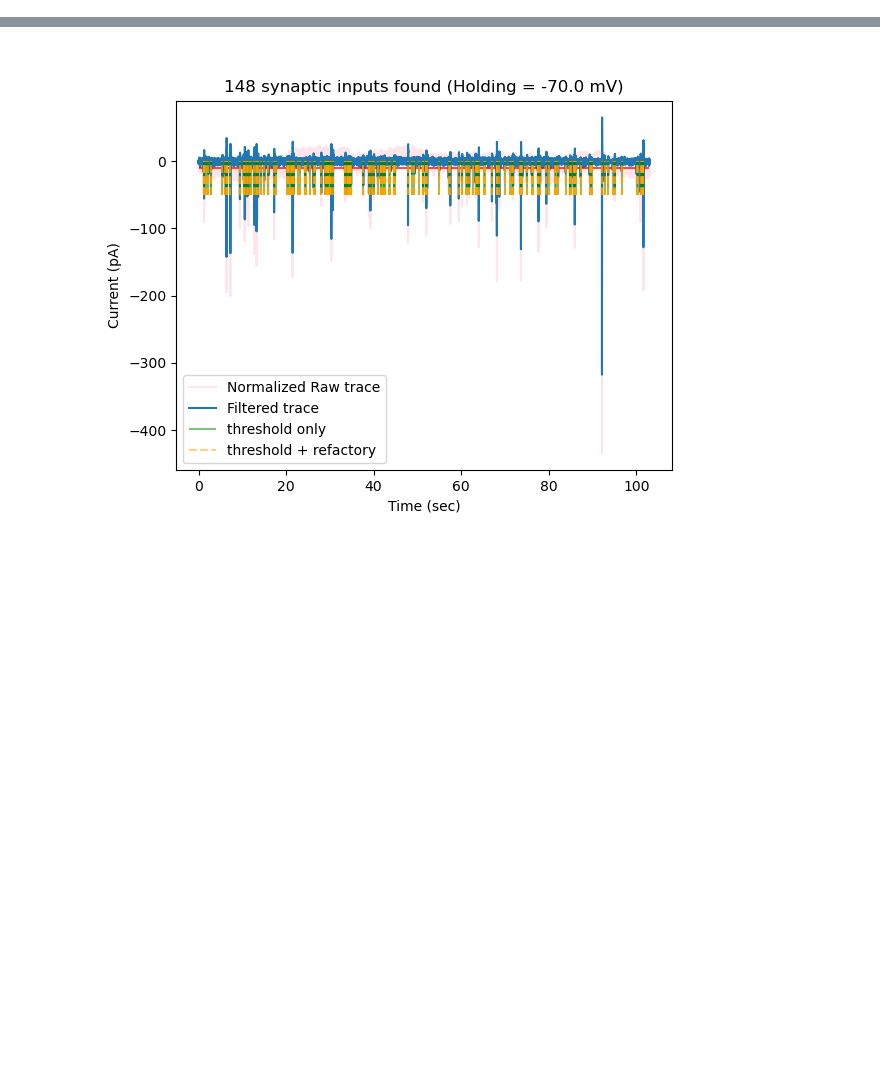
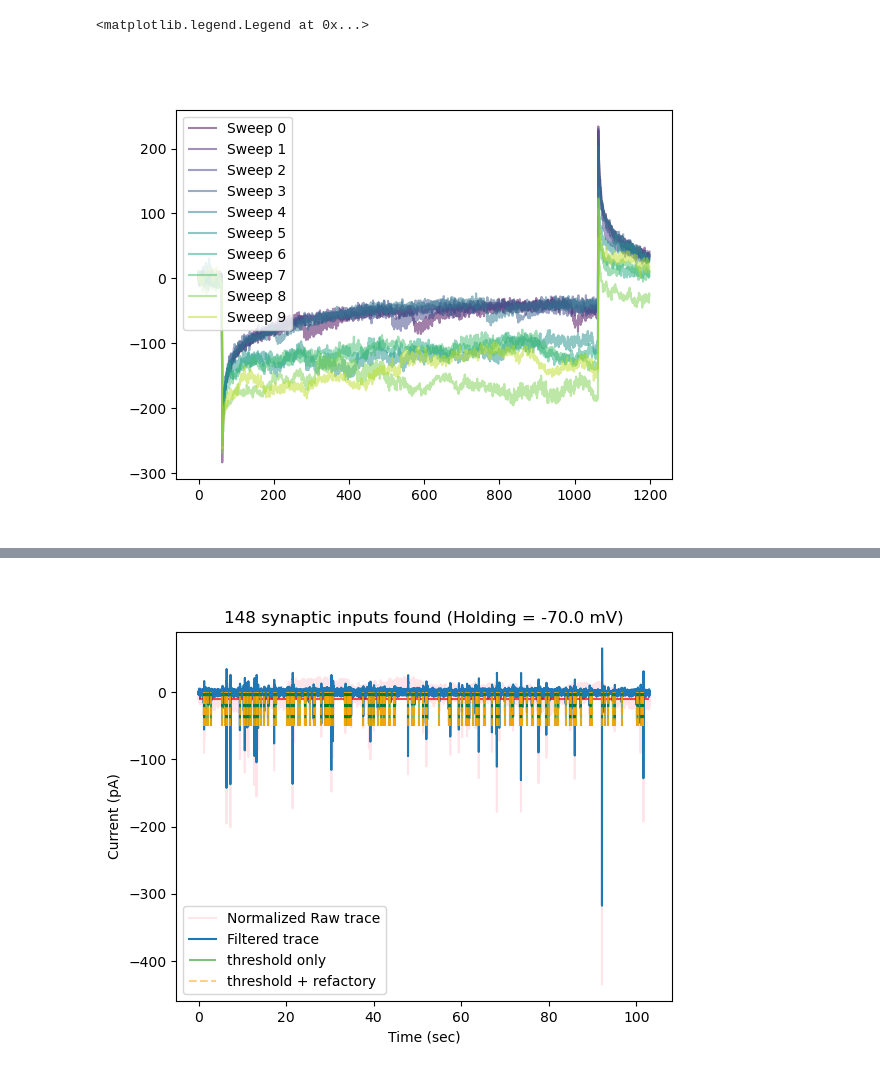
Before and after one commit to afmontarras/CSHL, a Jupyter notebook: Synaptic_current-FELIX.ipynb, the cells around one changed output, grey strips where cells are left out. Drawn from its saved outputs; the diff is of its cells as text; code cells hidden in the pictures; blank space fills up the shorter version.

```diff
--- a/Synaptic_current-FELIX.ipynb
+++ b/Synaptic_current-FELIX.ipynb
@@ -88,0 +100,13 @@ v*10
+# %%
+f = Glu_files[0]
+swps, swp_time, sr = get_sweeps(f)
+seal_test = swp_window(swps,0.4,0.52,sr,channel=0)
+cmap = mp.colormaps['viridis']
+fig,ax = plt.subplots()
+for i,test in enumerate(seal_test):
+    color = cmap(i/len(seal_test))[:-1]
+    ax.plot(test - np.mean(test[:10]),alpha=0.5,color=color,label = f'Sweep {i}')
+ax.legend()
+# %% [output]
+<matplotlib.legend.Legend at 0x...>
+[figure, added]
```
Also changed, not shown: parts of 13 cells of this notebook, 1 other file.
